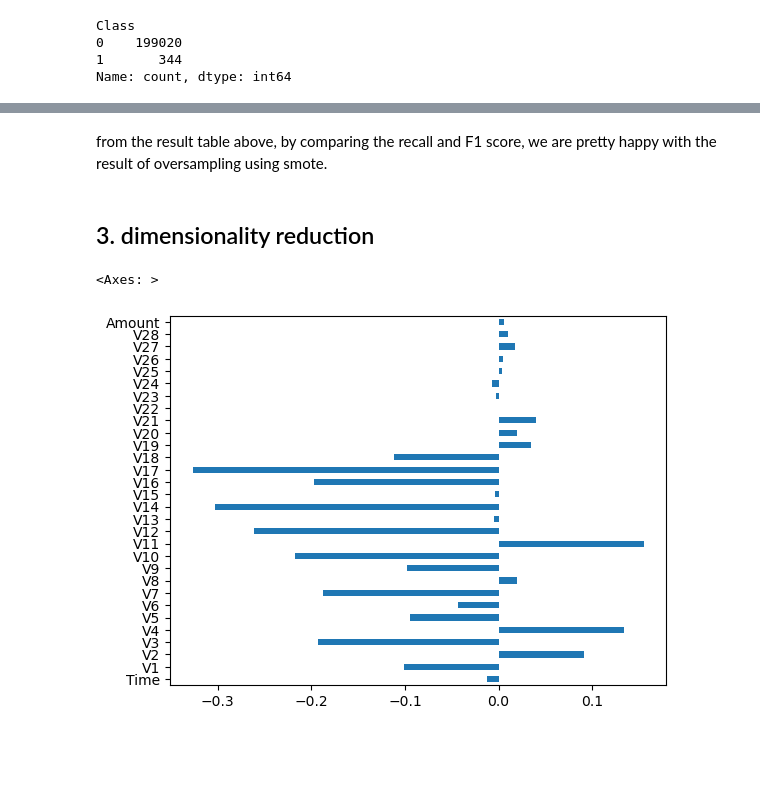
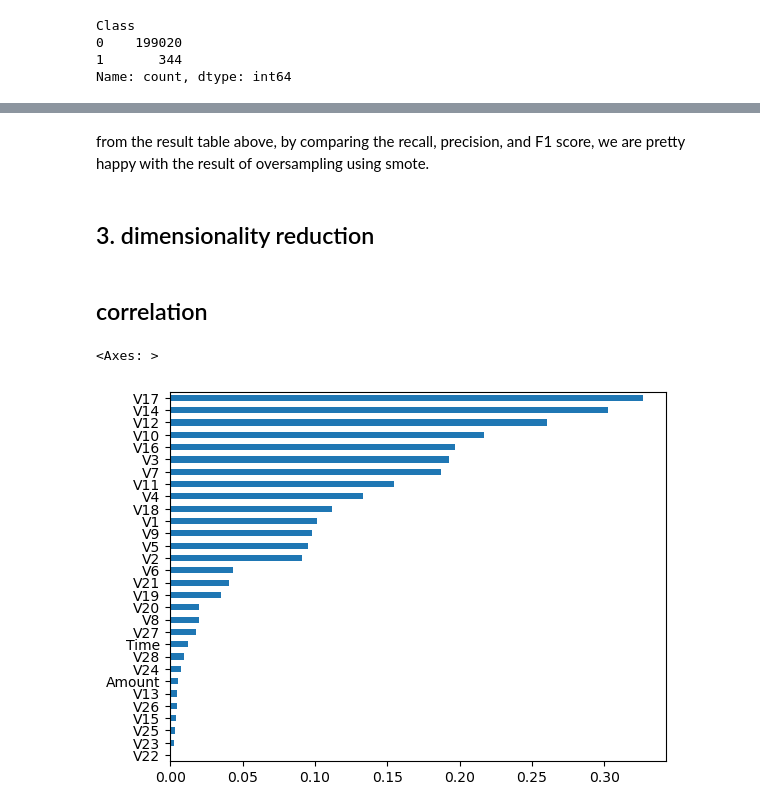
Before and after one commit to Dzakiyff/fraud_detection, a Jupyter notebook: credcard.ipynb, the cells around one changed output, grey strips where cells are left out. Saved outputs shown, nothing was run; the diff lists cells and outputs as text; code cells hidden in the pictures; blank space fills up the shorter version.

```diff
--- a/credcard.ipynb
+++ b/credcard.ipynb
@@ -869,9 +833,11 @@ res_df
 # %% [markdown]
-from the result table above, by comparing the recall and F1 score, we are pretty happy with the result of oversampling using smote.
+from the result table above, by comparing the recall, precision, and F1 score, we are pretty happy with the result of oversampling using smote.
 # %% [markdown]
 ## 3. dimensionality reduction
+# %% [markdown]
+## correlation
 # %%
-df.corr().drop('Class')['Class'].plot(kind = 'barh')
+df.corr().drop('Class')['Class'].abs().sort_values().plot(kind = 'barh',)
 # %% [output]
 <Axes: >
-[figure, old version]
+[figure, new version]
```
Also changed, not shown: parts of 36 cells of this notebook.
